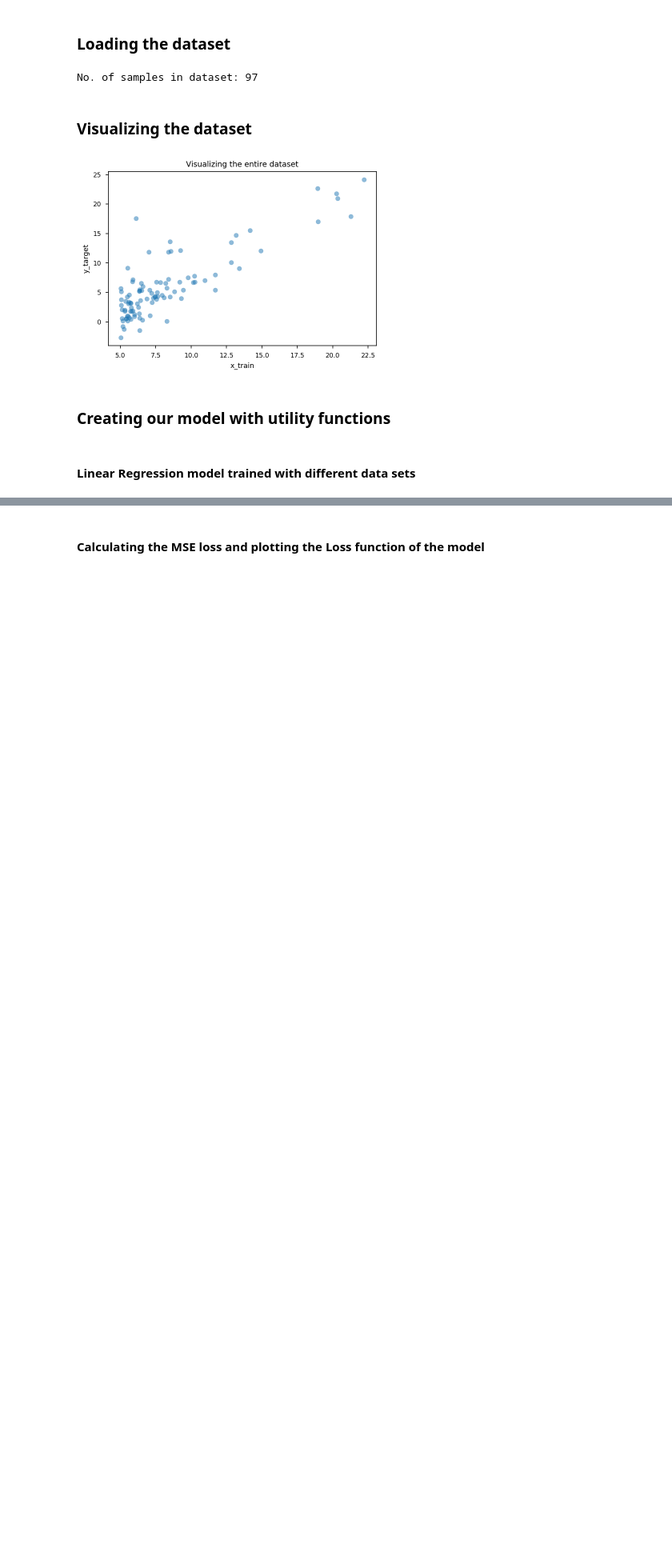
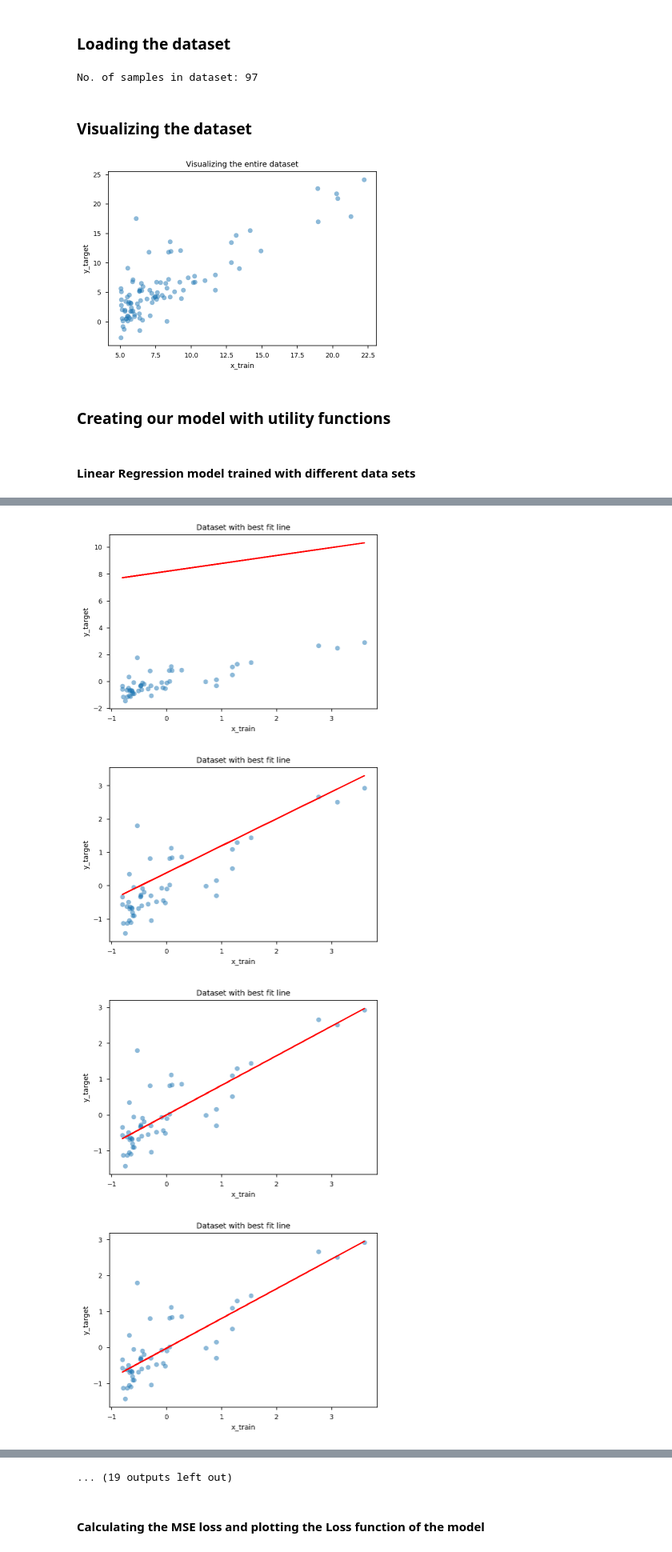
Before and after one commit to SamSamhuns/ml_linear_logistic_regression, a Jupyter notebook: linear_regression.ipynb, the cells around one changed output, grey strips where cells are left out. Shown at 80% size. Drawn from its saved outputs; the diff is of its cells as text; code cells hidden in the pictures; blank space fills up the shorter version.

```diff
--- a/linear_regression.ipynb
+++ b/linear_regression.ipynb
@@ -129,0 +119,15 @@ l3.train(X_feat, y_target, 'b')
+# %%
+l1, l2, l3 = LinearRegressModel(), LinearRegressModel(), LinearRegressModel()
+
+# normalize data for demonstration
+X_n1, X_n2, X_nall = normalize_feat(X_feat[:50]), normalize_feat(X_feat[50:]), normalize_feat(X_feat)
+y_ntf, y_nts, y_nta = normalize_feat(y_target[:50]), normalize_feat(y_target[50:]), normalize_feat(y_target)
+
+l1.train(X_n1, y_ntf, 'r')  # train with first half of data
+l2.train(X_n2, y_nts, 'g') # train with last half of data
+l3.train(X_nall, y_nta, 'b')         # train with entire dataset
+# %% [output]
+[figure, added]
+[figure, added]
+[figure, added]
+[figure, added]
@@ -130,3 +142,4 @@ l3.train(X_feat, y_target, 'b')
+... (19 outputs left out)
 # %% [markdown]
 #### Calculating the MSE loss and plotting the Loss function of the model
 # %%
```
Also changed, not shown: parts of 9 cells of this notebook.
